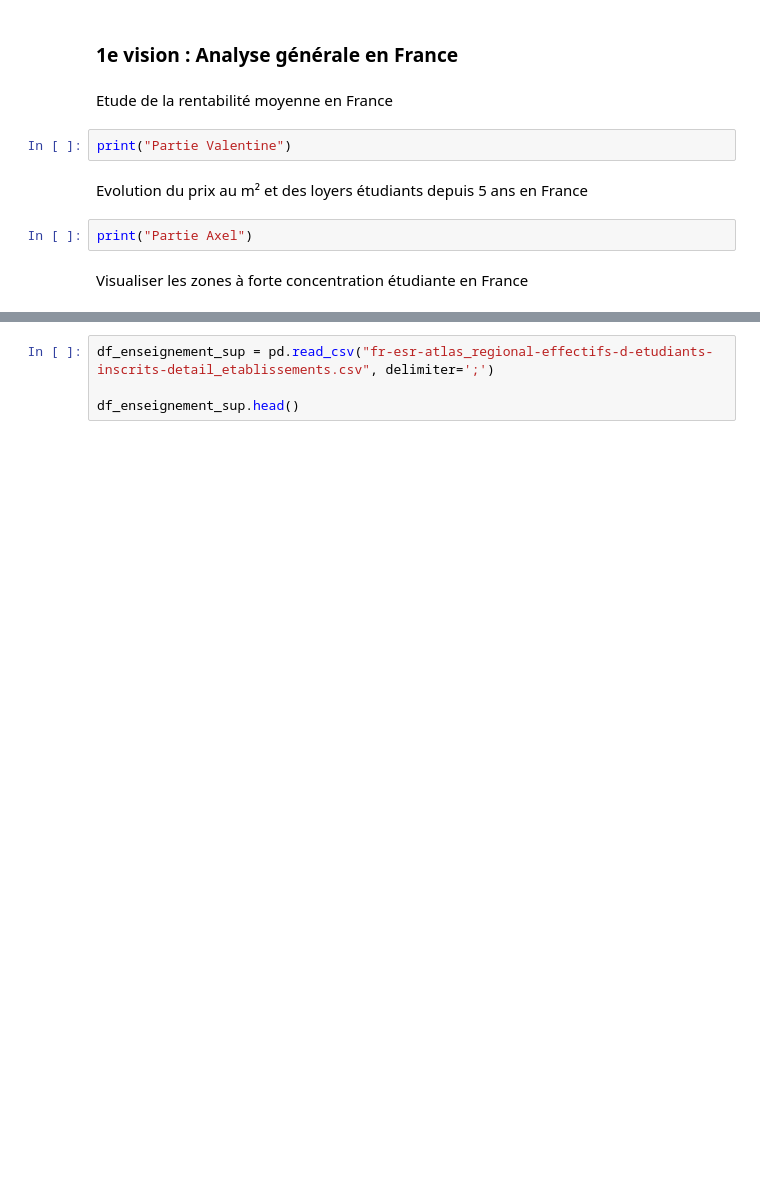
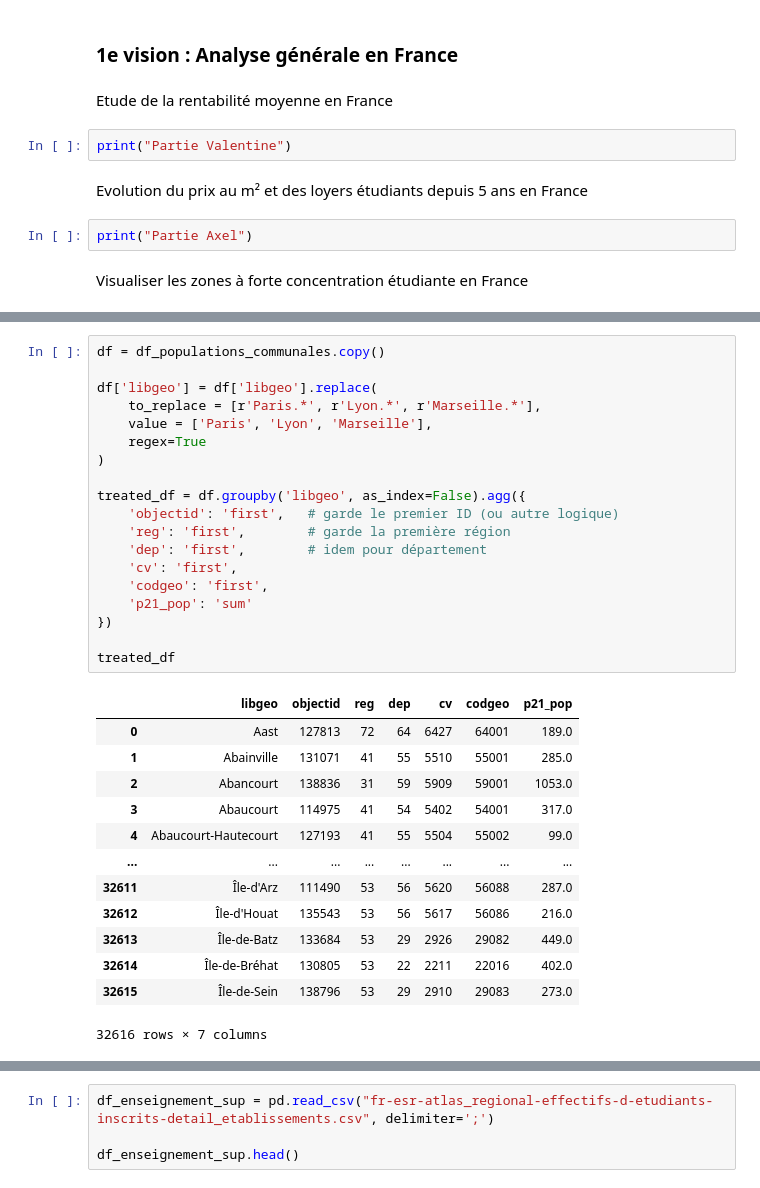
Before and after one commit to adam2504/Analyse_Donnees_Foncieres, a Jupyter notebook: notebook_adam.ipynb, the cells around one changed output, grey strips where cells are left out. Cells and saved outputs as stored; diff of their text form; blank space fills up the shorter version.

```diff
--- a/notebook_adam.ipynb
+++ b/notebook_adam.ipynb
@@ -95,0 +110,33 @@ Dans un premier temps nous nous interesserons uniquement au groupe des 20-24 ans
+# %%
+df = df_populations_communales.copy()
+
+df['libgeo'] = df['libgeo'].replace(
+    to_replace = [r'Paris.*', r'Lyon.*', r'Marseille.*'],
+    value = ['Paris', 'Lyon', 'Marseille'],
+    regex=True
+)
+
+treated_df = df.groupby('libgeo', as_index=False).agg({
+    'objectid': 'first',   # garde le premier ID (ou autre logique)
+    'reg': 'first',        # garde la première région
+    'dep': 'first',        # idem pour département
+    'cv': 'first',
+    'codgeo': 'first',
+    'p21_pop': 'sum'
+})
+
+treated_df
+# %% [output]
+|  | libgeo | objectid | reg | dep | cv | codgeo | p21_pop |
+| 0 | Aast | 127813 | 72 | 64 | 6427 | 64001 | 189.0 |
+| 1 | Abainville | 131071 | 41 | 55 | 5510 | 55001 | 285.0 |
+| 2 | Abancourt | 138836 | 31 | 59 | 5909 | 59001 | 1053.0 |
+| 3 | Abaucourt | 114975 | 41 | 54 | 5402 | 54001 | 317.0 |
+| 4 | Abaucourt-Hautecourt | 127193 | 41 | 55 | 5504 | 55002 | 99.0 |
+| ... | ... | ... | ... | ... | ... | ... | ... |
+| 32611 | Île-d'Arz | 111490 | 53 | 56 | 5620 | 56088 | 287.0 |
+| 32612 | Île-d'Houat | 135543 | 53 | 56 | 5617 | 56086 | 216.0 |
+| 32613 | Île-de-Batz | 133684 | 53 | 29 | 2926 | 29082 | 449.0 |
+| 32614 | Île-de-Bréhat | 130805 | 53 | 22 | 2211 | 22016 | 402.0 |
+| 32615 | Île-de-Sein | 138796 | 53 | 29 | 2910 | 29083 | 273.0 |
+32616 rows × 7 columns
```
Also changed, not shown: parts of 7 cells of this notebook.
